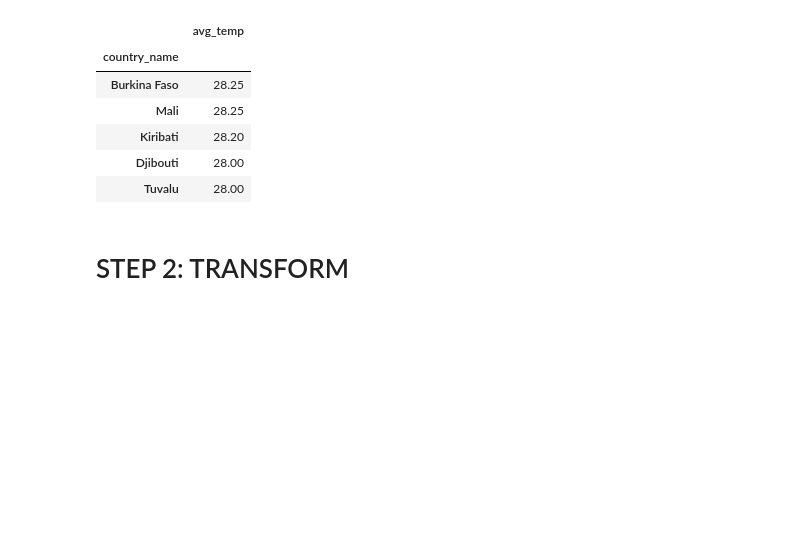
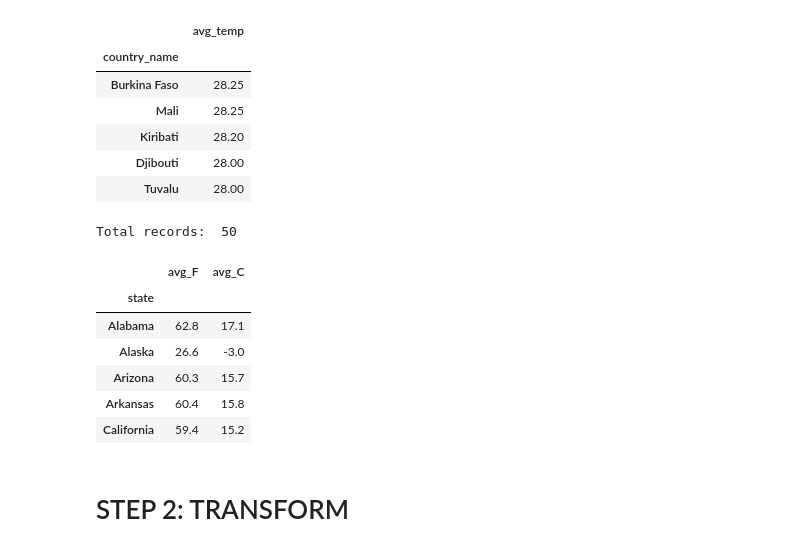
Before and after one commit to DutchDS/Project-2-ETL, a Jupyter notebook: Project_2_ETL.ipynb, the cells around one changed output. Drawn from its saved outputs; the diff is of its cells as text; code cells hidden in the pictures; blank space fills up the shorter version.

```diff
--- a/Project_2_ETL.ipynb
+++ b/Project_2_ETL.ipynb
@@ -141,6 +141,29 @@ Total records:  191
 | Kiribati | 28.20 |
 | Djibouti | 28.00 |
 | Tuvalu | 28.00 |
+# %%
+# DATASOURCE 3b: Directly load the temperatures by country table of the internet - source: www.currentresults.com
+state_temps_file = "Resources/state_temps.csv"
+df_states = pd.read_csv(state_temps_file)
+df_states.head()
+
+df_states = df_states.rename(columns={'State':'state',
+                                            'Avg °F':'avg_F',
+                                            'Avg °C': 'avg_C'})
+
+print("Total records: ", df_states.state.count())
+
+df_states_temps = df_states.set_index('state').copy()
+df_states_temps.head()
+# %% [output]
+Total records:  50
+|  | avg_F | avg_C |
+| state |  |  |
+| Alabama | 62.8 | 17.1 |
+| Alaska | 26.6 | -3.0 |
+| Arizona | 60.3 | 15.7 |
+| Arkansas | 60.4 | 15.8 |
+| California | 59.4 | 15.2 |
 # %% [markdown]
 # STEP 2: TRANSFORM
 # %%
```
Also changed, not shown: parts of 4 cells of this notebook, 2 other files.
